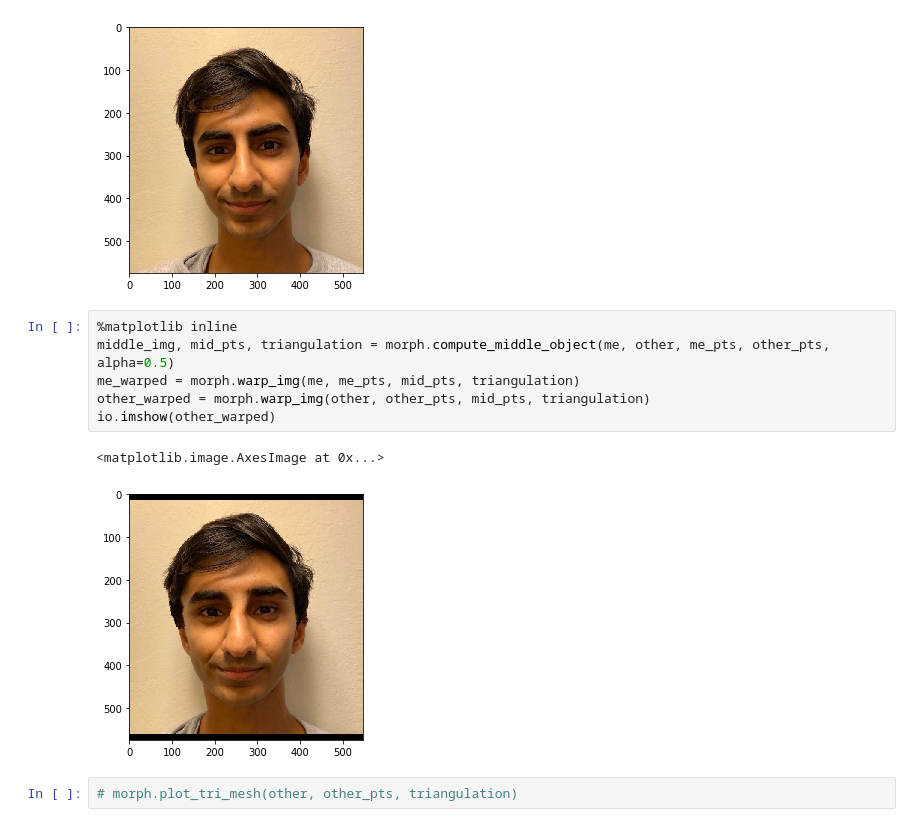
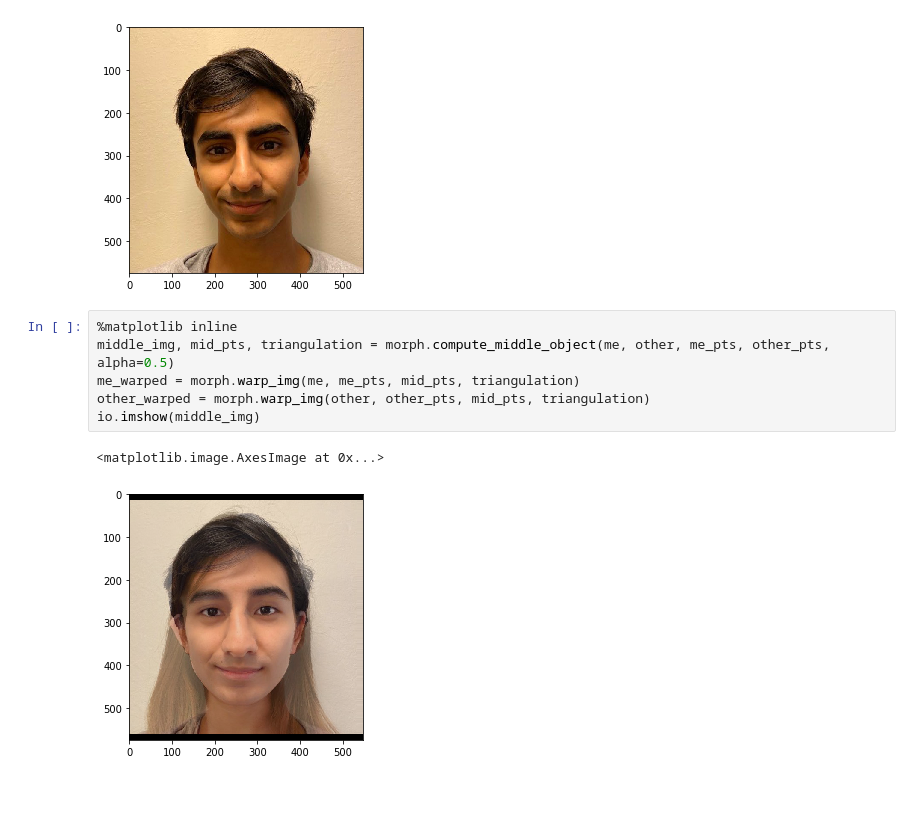
Before and after one commit to aprilsin/cs194-proj3, a Jupyter notebook: CS194 Proj3.ipynb, the cells around one changed output. Drawn from its saved outputs; the diff is of its cells as text; blank space fills up the shorter version.

```diff
--- a/CS194 Proj3.ipynb
+++ b/CS194 Proj3.ipynb
@@ -269,11 +181,9 @@ matplotlib.backend_bases._get_renderer.<locals>.Done: <matplotlib.backends.backe
 # %%
 %matplotlib inline
 middle_img, mid_pts, triangulation = morph.compute_middle_object(me, other, me_pts, other_pts, alpha=0.5)
 me_warped = morph.warp_img(me, me_pts, mid_pts, triangulation)
 other_warped = morph.warp_img(other, other_pts, mid_pts, triangulation)
-io.imshow(other_warped)
+io.imshow(middle_img)
 # %% [output]
 <matplotlib.image.AxesImage at 0x...>
-[figure, old version]
+[figure, new version]
-# %%
-# morph.plot_tri_mesh(other, other_pts, triangulation)
```
Also changed, not shown: parts of 33 cells of this notebook, 3 other files.
